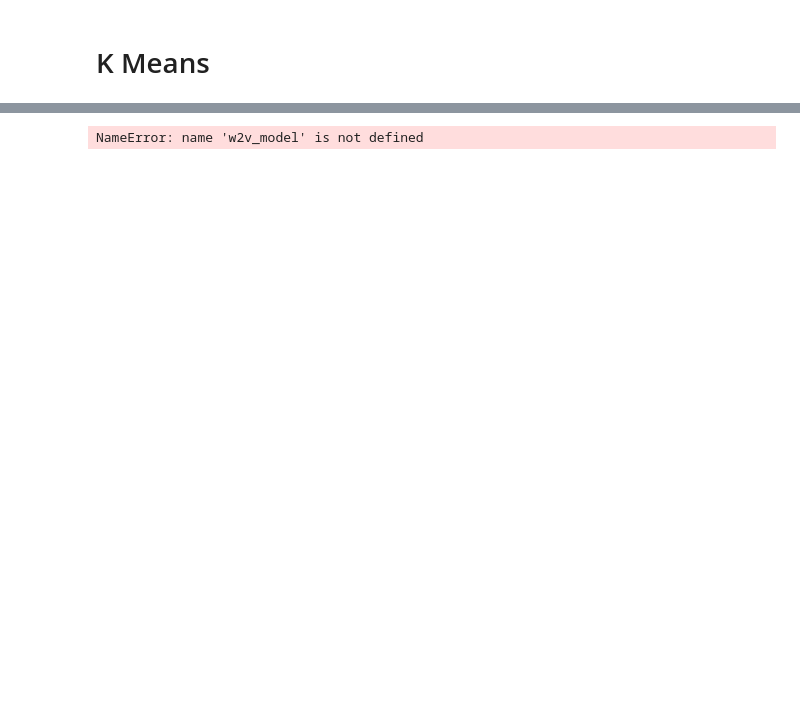
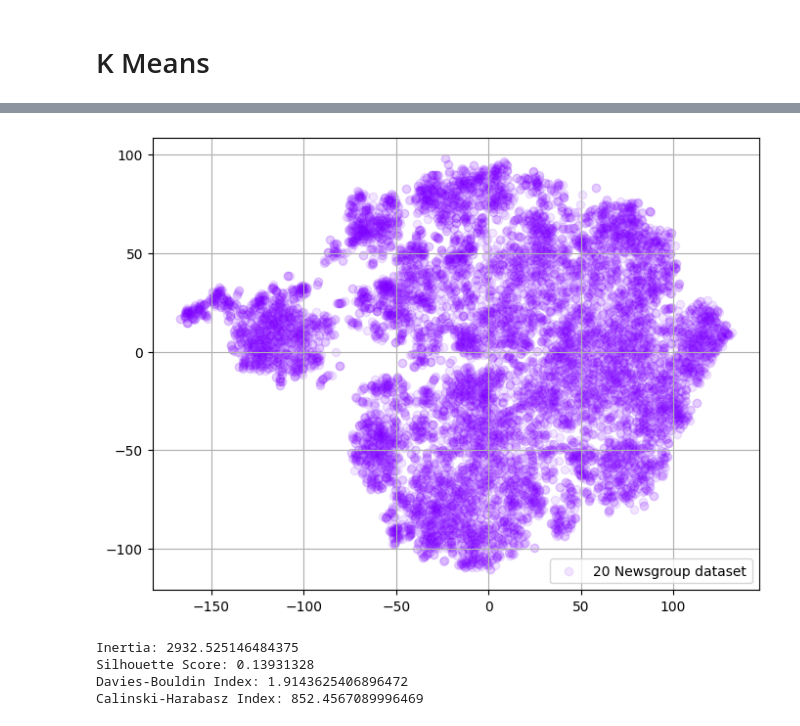
Before and after one commit to chethana613/document_clustering, a Jupyter notebook: Data_Clustering_Project.ipynb, the cells around one changed output, grey strips where cells are left out. Cells and saved outputs as stored; diff of their text form; code cells hidden in the pictures; blank space fills up the shorter version.

```diff
--- a/Data_Clustering_Project.ipynb
+++ b/Data_Clustering_Project.ipynb
@@ -346,32 +298,75 @@ for i in range(0, 20):
 # %%
-
-from sklearn.manifold import TSNE
-import matplotlib.cm as cm
+# Visualize learned word embedding space using t-SNE
 words_20ng = []
 embeddings_20ng = []
-for word in list(w2v_model.wv.vocab):
+for word in list(w2v_model.wv.index_to_key):
     embeddings_20ng.append(w2v_model.wv[word])
     words_20ng.append(word)
 
-#t-SNE is to reduce the dimensionality of the word embeddings to 2D.
-#Focuses on preserving the local structure of the data by keeping similar data points close together in the lower-dimensional space.
+embeddings_20ng = np.array(embeddings_20ng)  # Convert to NumPy array
+
 tsne_w2v_2d = TSNE(perplexity=30, n_components=2, init='pca', n_iter=3500, random_state=32)
 embeddings_w2v_2d = tsne_w2v_2d.fit_transform(embeddings_20ng)
+
 
 def tsne_plot_2d(label, embeddings, words=[], a=1):
     plt.figure(figsize=(8, 6))
     colors = cm.rainbow(np.linspace(0, 1, 1))
     x = embeddings[:,0]
     y = embeddings[:,1]
     plt.scatter(x, y, c=colors, alpha=a, label=label)
     for i, word in enumerate(words):
         plt.annotate(word, alpha=0.3, xy=(x[i], y[i]), xytext=(5, 2),
                      textcoords='offset points', ha='right', va='bottom', size=10)
     plt.legend(loc=4)
     plt.grid(True)
-    plt.savefig("hhh.png", format='png', dpi=150, bbox_inches='tight')
+    plt.savefig("tsne_plot.png", format='png', dpi=150, bbox_inches='tight')
     plt.show()
 
 tsne_plot_2d('20 Newsgroup dataset', embeddings_w2v_2d, a=0.1)
 # %% [output]
-NameError: name 'w2v_model' is not defined
+[figure, added]
+# %%
+#Metrics Evaluation
+'''
+Inertia: Inertia measures the sum of squared distances between each data point and its nearest centroid.
+A lower inertia indicates that the clusters are more compact and well-separated.
+In your case, an inertia of 2932.53 means that, on average, the data points are relatively far from their assigned cluster centroids, indicating potentially less optimal clustering.
+
+Silhouette Score: The silhouette score measures how similar an object is to its own cluster compared to other clusters.
+The score ranges from -1 to 1, where a higher value indicates better clustering.
+A score of 0.139 suggests that the clustering is not well-separated, with data points having overlapping characteristics with other clusters.
+
+Davies-Bouldin Index: The Davies-Bouldin index measures the average similarity between each cluster and its most similar cluster.
+A lower value indicates better clustering. With a value of 1.914, it suggests that the clusters are not well-separated, and there may be some overlap between clusters.
+
+Calinski-Harabasz Index: The Calinski-Harabasz index measures the ratio of between-cluster dispersion to within-cluster dispersion.
+A higher value indicates better clustering. With a value of 852.46, it suggests that the clusters are not well-separated and may not be very distinct from each other.
+'''
+from sklearn.cluster import KMeans
+from sklearn.metrics import silhouette_score, davies_bouldin_score, calinski_harabasz_score
+
+# Fit KMeans clustering model
+kmeans = KMeans(n_clusters=20, random_state=42)
+clusters = kmeans.fit_predict(word_vectors)
+
+# Inertia
+inertia = kmeans.inertia_
+print("Inertia:", inertia)
+
+# Silhouette Score
+silhouette = silhouette_score(word_vectors, clusters)
+print("Silhouette Score:", silhouette)
+
+# Davies-Bouldin Index
+db_index = davies_bouldin_score(word_vectors, clusters)
+print("Davies-Bouldin Index:", db_index)
+
+# Calinski-Harabasz Index
+ch_index = calinski_harabasz_score(word_vectors, clusters)
+print("Calinski-Harabasz Index:", ch_index)
+# %% [output]
+Inertia: 2932.525146484375
+Silhouette Score: 0.13931328
+Davies-Bouldin Index: 1.9143625406896472
+Calinski-Harabasz Index: 852.4567089996469
```
Also changed, not shown: parts of 13 cells of this notebook.
